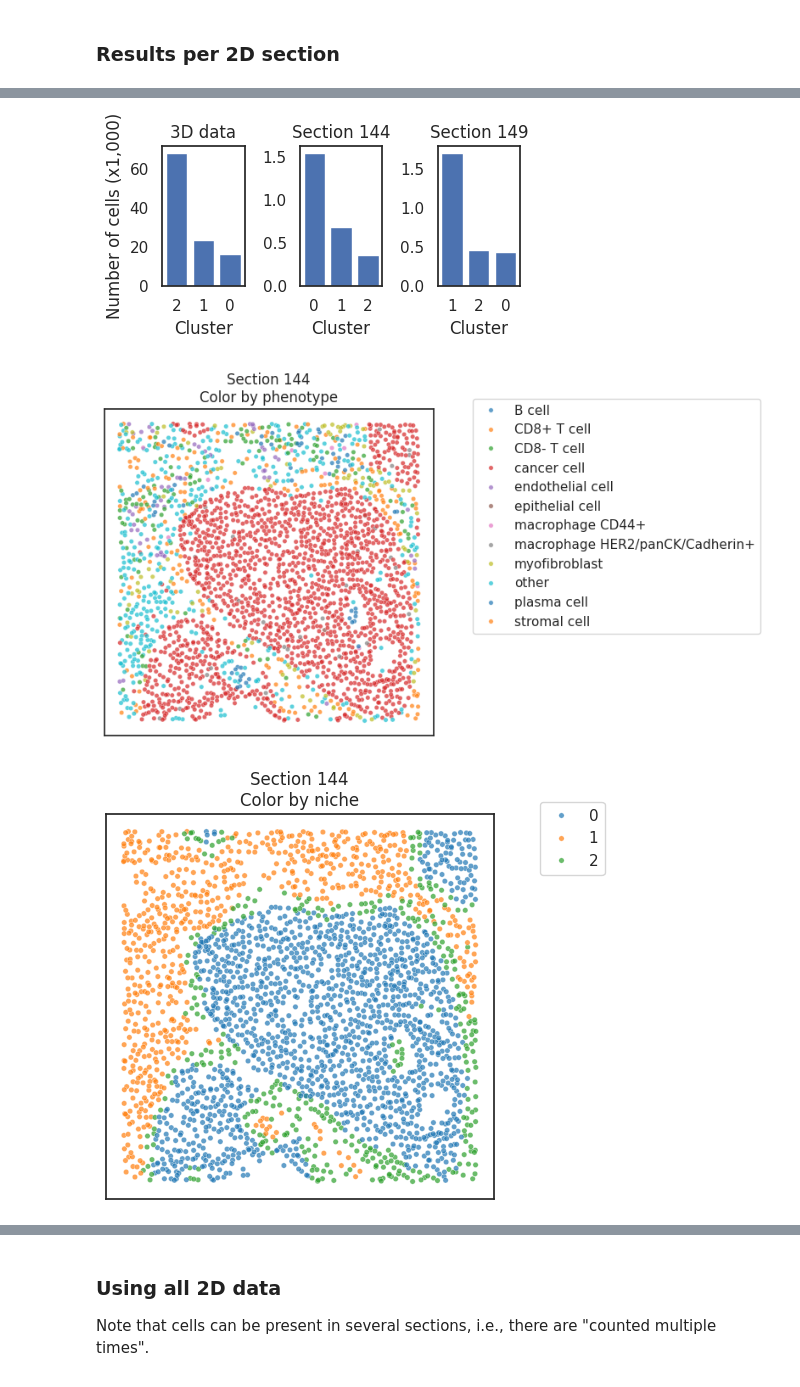
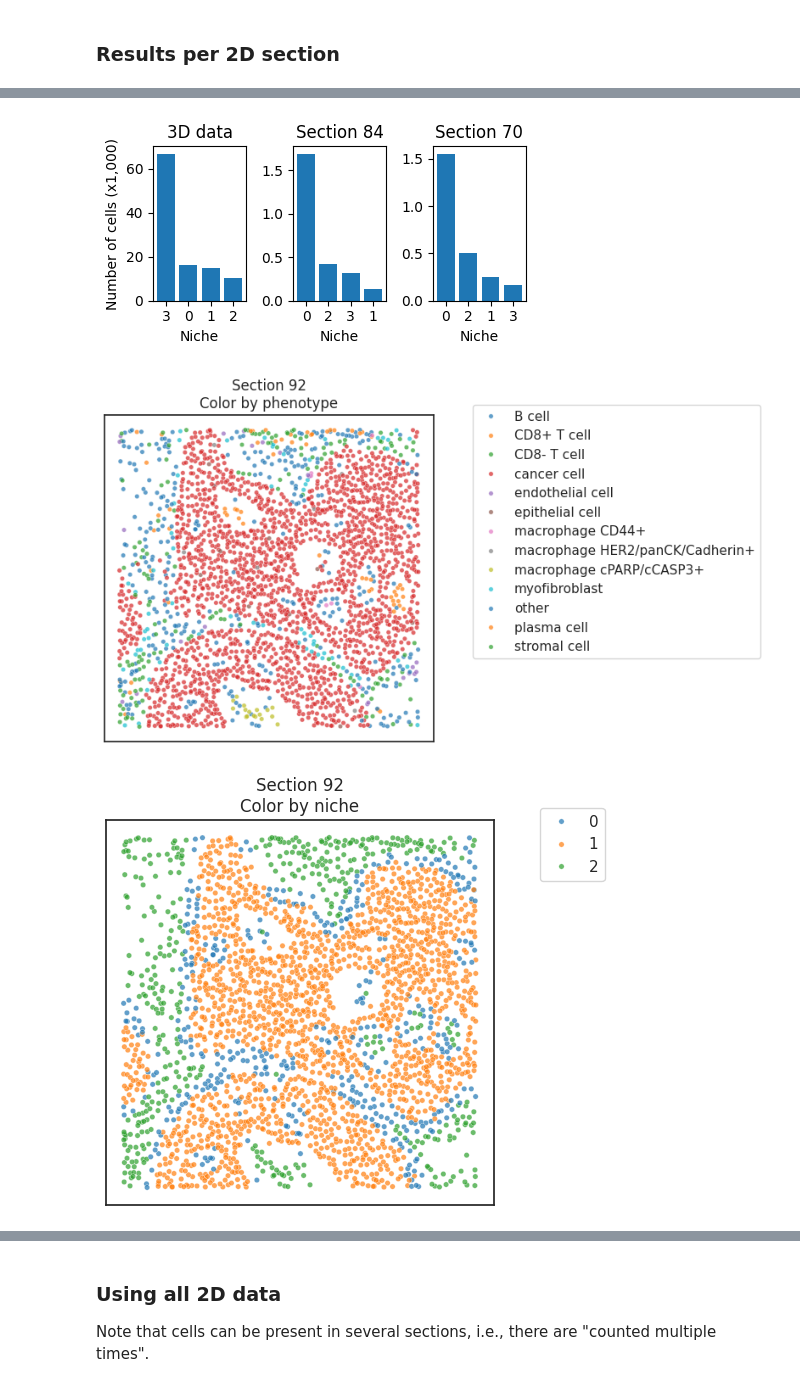
Before and after one commit to gesavoigt/master_thesis, a Jupyter notebook: scripts/nbh_analysis/scimap_niche_detection.ipynb, the cells around one changed output, grey strips where cells are left out. Saved outputs shown, nothing was run; the diff lists cells and outputs as text; code cells hidden in the pictures.

```diff
--- a/scripts/nbh_analysis/scimap_niche_detection.ipynb
+++ b/scripts/nbh_analysis/scimap_niche_detection.ipynb
@@ -111,7 +111,7 @@ plt.show()
 # %% [markdown]
 ### Results per 2D section
 # %%
-ks = [3, 7, 11]
+ks = [4, 6, 8]
 
 spatial_kmeans = {}
 for z in adata2.obs['z'].unique():
@@ -188,10 +201,12 @@ for k in ks:
 # %%
 ## Is the ARI related to the number of cells in the image?
-for k in ks:
-    plt.subplots(figsize=(3,3))
-    plt.title(f'k = {k}')
-    plt.scatter(ari[k], adata2.obs['z'].value_counts()[img_ids].values, s=2)
-    plt.xlabel('Section')
-    plt.ylabel('# cells')
-    plt.show()
+fig, ax = plt.subplots(1,len(ks), figsize=(len(ks)*3, 3))
+for i, k in enumerate(ks):
+    n_cells = adata2.obs['z'].value_counts()[img_ids].values
+    ax[i].set_title(f'k = {k}\nPearson r = {pearsonr(ari[k], n_cells)[0]:.2f}')
+    ax[i].scatter(ari[k], n_cells, s=2)
+    ax[i].set_xlabel('Section')
+    ax[i].set_ylabel('# cells')
+plt.tight_layout()
+plt.show()
 # %% [output]
@@ -201,7 +244,7 @@ for k in ks:
 # %%
 ## Plot cluster composition for exemplary sections
 phenotype = 'ct_broad'
-k = k_select
+k = 4
 
 # For 3D data ('true' clusters)
 df = adata3.obs.groupby([f'spatial_kmeans_{k}', phenotype]).size().unstack().fillna(0).T ## number of cells per type (rows) and cluster (columns)
@@ -210,14 +253,16 @@ df = df / adata3.obs[f'spatial_kmeans_{k}'].value_counts()[df.columns] ## fracti
 df = df[ adata3.obs[f'spatial_kmeans_{k}'].value_counts().sort_values(ascending=False).index ] ## sort clusters by cluster abundance (n_cells per cluster)
 df = df.loc[ adata3.obs[phenotype].value_counts().sort_values(ascending=False).index ] ## sort cell types by (total) abundance
 
+sections = sections_dict[k]
+
 # Start plot
-fig, ax = plt.subplots(1,len(sections)+1, figsize=(k * (len(sections)+1), 3))
+fig, ax = plt.subplots(1,len(sections_dict[k])+1, figsize=(.75*k*(len(sections)+1), 3))
 bottom = np.zeros(df.columns.size)
 for ct, values in df.iterrows():
     ax[0].bar(df.columns, values, bottom=bottom, label=ct)
     bottom += values
 ax[0].set_title('3D data')
-ax[0].set_xlabel('Cluster')
+ax[0].set_xlabel('Niche')
 ax[0].set_ylabel('Fraction of cells')
 
 # For 2D data (exemplary)
@@ -237,7 +282,7 @@ for i, section in enumerate(sections):
     for ct, values in df.iterrows():
         ax[i+1].bar(df.columns, values, bottom=bottom, label=ct)
         bottom += values
-    ax[i+1].set_xlabel('Cluster')
+    ax[i+1].set_xlabel('Niche')
 plt.legend(bbox_to_anchor=(1.1, 1.05))
 plt.tight_layout()
 plt.show()
@@ -247,24 +292,24 @@ plt.show()
 ## Cluster abundance plot
 # Note: 3D plot is across whole image, not just the section (since niches are not equivalent)
 
-fig, ax = plt.subplots(1,len(sections)+1, figsize=((len(sections)+1)*1.5, 2.5))
+fig, ax = plt.subplots(1,len(sections_dict[k])+1, figsize=((len(sections_dict[k])+1)*1.5, 2.5))
 # 3D data
 ccounts = adata3.obs[f'spatial_kmeans_{k}'].value_counts() / 1000
 ccounts.sort_values(ascending=False, inplace=True) ## sort by cluster abundance
 ax[0].bar(ccounts.index, ccounts.values)
 ax[0].set_xticks(ccounts.index)
-ax[0].set_xlabel('Cluster')
+ax[0].set_xlabel('Niche')
 ax[0].set_title('3D data')
 
-for i, section in enumerate(sections):
+for i, section in enumerate(sections_dict[k]):
     ccounts = spatial_kmeans[section][f'spatial_kmeans_{k}'].value_counts() / 1000
     ccounts.sort_values(ascending=False, inplace=True) ## sort by cluster abundance
     ax[i+1].bar(ccounts.index, ccounts.values)
     ax[i+1].set_xticks(ccounts.index)
-    ax[i+1].set_xlabel('Cluster')
+    ax[i+1].set_xlabel('Niche')
     ax[i+1].set_title(f'Section {section}')
 ax[0].set_ylabel('Number of cells (x1,000)')
 plt.tight_layout()
 plt.show()
 # %% [output]
-[figure, old version]
+[figure, new version]
@@ -279,27 +316,29 @@ sections = [
 # %%
 ## Plot niche assignments on sections
 import seaborn as sns
-for section in sections:
+k_select = 3
+
+for section in sections_dict[k]:
     clusters2 = spatial_kmeans[section][f'spatial_kmeans_{k_select}'].copy()
     df2 = pd.DataFrame({
         'niche': clusters2.values,
         'phenotype': adata3.obs.set_index('id').loc[ clusters2.index, 'ct_broad'].values,
         'x': adata3.obs.set_index('id').loc[ clusters2.index, 'x'].values,
         'y': adata3.obs.set_index('id').loc[ clusters2.index, 'y'].values })
     for i, cat in enumerate(['phenotype','niche']):
         fig, ax = plt.subplots(figsize=(5,5))
         sns.scatterplot(ax=ax,
             x=df2['x'], y=df2['y'],
             hue=df2[cat].astype('category').values,
             palette='tab10',
             s=15, alpha=.7)
         ax.set_xticks([], [])
         ax.set_yticks([], [])
         ax.set_xlabel(None)
         ax.set_ylabel(None)
         ax.set_title(f'Section {section}\nColor by {cat}')
         plt.legend(bbox_to_anchor=(1.1, 1.05))
         plt.show()
 # %% [output]
-[figure, old version]
+[figure, new version]
-[figure, old version]
+[figure, new version]
```
Also changed, not shown: parts of 13 cells of this notebook.
